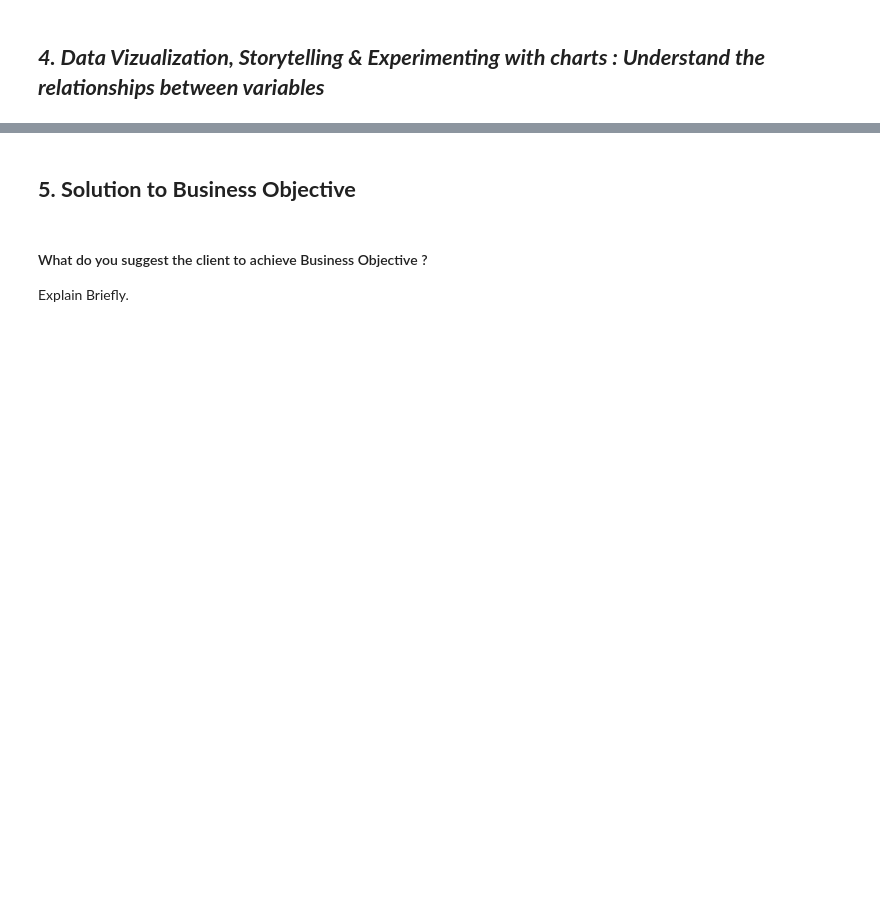
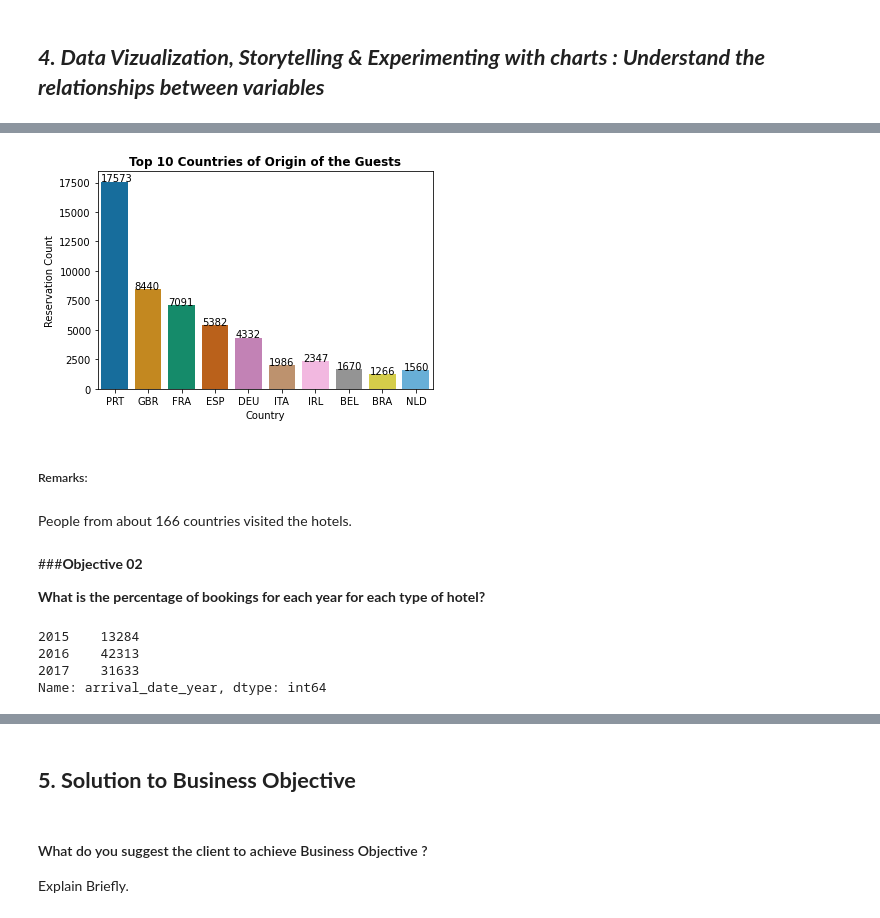
Before and after one commit to saurabhgv/Hotel-Booking-Analysis--EDA, a Jupyter notebook: EDA_Capstone_Project_(Group)_Hotel_Booking_Analysis.ipynb, the cells around one changed output, grey strips where cells are left out. Saved outputs shown, nothing was run; the diff lists cells and outputs as text; code cells hidden in the pictures; blank space fills up the shorter version.

```diff
--- a/EDA_Capstone_Project_(Group)_Hotel_Booking_Analysis.ipynb
+++ b/EDA_Capstone_Project_(Group)_Hotel_Booking_Analysis.ipynb
@@ -344,5 +369,5 @@ memory usage: 21.3+ MB
 # In the above info we can see the datatypes of all columns are correct except for children and agent.
 # So to make further operations easy we should change their datatypes to suitable types.
 copy_df['children']=copy_df['children'].astype(int)
-copy_df['babies']=copy_df['babies'].astype(int)
+copy_df['agent']=copy_df['agent'].astype(int)
 # %%
@@ -481,4 +426,0 @@ plt.show()
-# %%
-sns.set(rc={'figure.figsize':(15,8)});
-sns.countplot(df.arrival_date_month,data=df,hue=df.hotel);
-plt.title('Busiest Quarter');
@@ -588,9 +426,0 @@ Answer Here
-# %%
-# Chart - 7 visualization code-------------s10
-#df_copy=df[df.Canceled_bookings!=0]
-copy_df['Canceled_bookings']=df.is_canceled+df.previous_cancellations
-month_sorted = ['January','February','March','April','May','June','July','August','September','October','November','December']
-plt.title("Monthly cancelations")
-sns.barplot(x= 'arrival_date_month', y= 'Canceled_bookings', hue= df['hotel'], estimator= sum, data= copy_df)
-plt.xticks(rotation = 90)
-plt.show()
@@ -771,0 +455,27 @@ Answer Here
+# %%
+#Top 10 Country wise Guests count
+x=copy_df.country.value_counts()
+z=sns.countplot(x=copy_df[copy_df['is_canceled'] == 0]['country'], data=copy_df,order=pd.value_counts(copy_df['country']).iloc[:10].index,palette= 'colorblind')
+plt.title('Top 10 Countries of Origin of the Guests', weight='bold')
+plt.xlabel('Country')
+plt.ylabel('Reservation Count')
+for p in z.patches:
+    z.annotate(str(p.get_height()), (p.get_x() * 1.005, p.get_height() * 1.005))
+# %% [output]
+[figure, added]
+# %% [markdown]
+##### Remarks:
+# %% [markdown]
+People from about 166 countries visited the hotels.
+# %% [markdown]
+###**Objective 02**
+
+**What is the percentage of bookings for each year for each type of hotel?**
+# %%
+# Checking total bookings for each year
+copy_df['arrival_date_year'].value_counts().sort_index()
+# %% [output]
+2015    13284
+2016    42313
+2017    31633
+Name: arrival_date_year, dtype: int64
```
Also changed, not shown: parts of 255 cells of this notebook.
